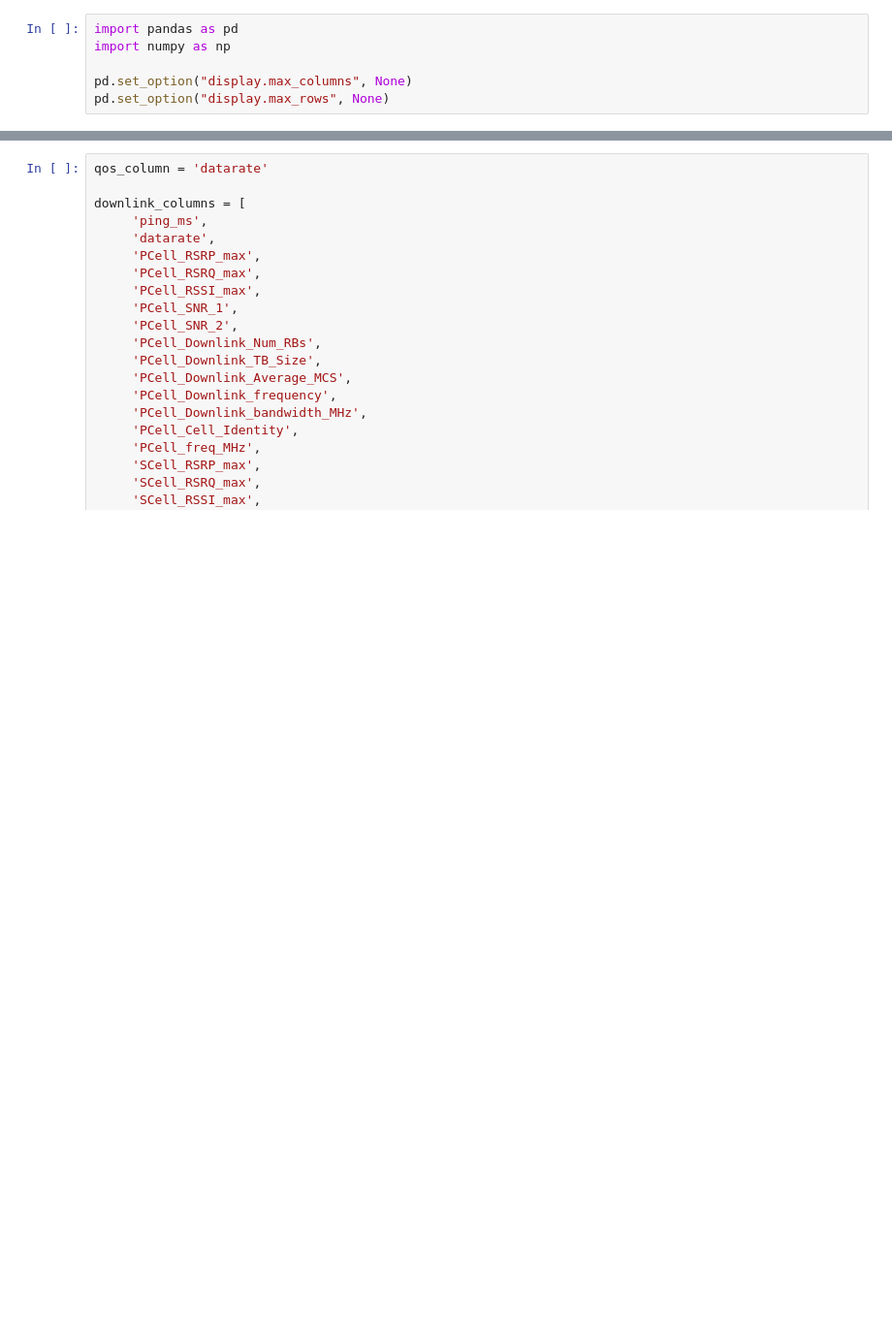
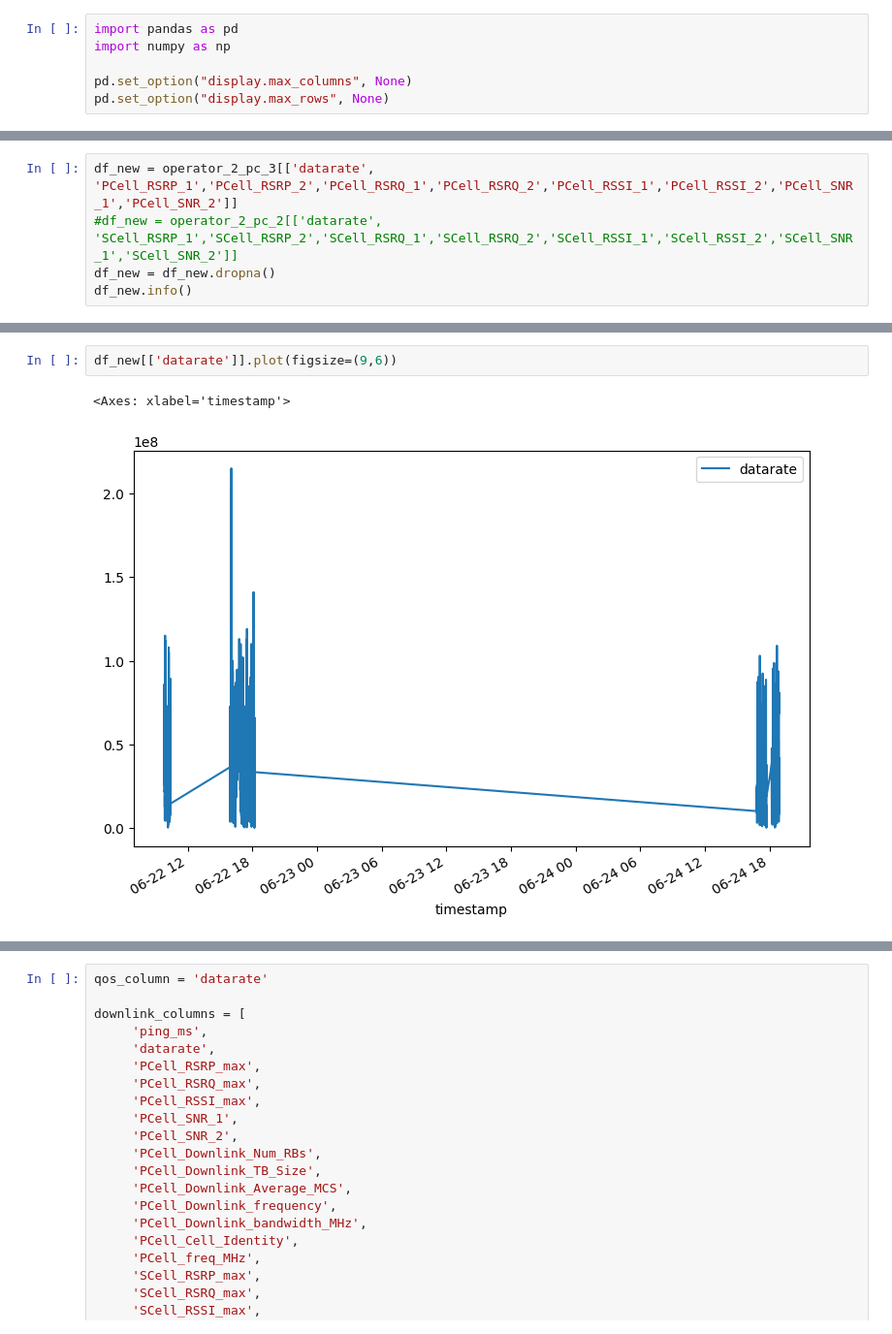
Before and after one commit to birkandenizer/Informer2020, a Jupyter notebook: berlinv2x-reference.ipynb, the cells around one changed output, grey strips where cells are left out. Shown: that part at 97% size. Drawn from its saved outputs; the diff is of its cells as text; blank space fills up the shorter version.

```diff
--- a/berlinv2x-reference.ipynb
+++ b/berlinv2x-reference.ipynb
@@ -56,0 +56,5 @@ print(len(test_data_4))
+# %%
+df_new = operator_2_pc_3[['datarate', 'PCell_RSRP_1','PCell_RSRP_2','PCell_RSRQ_1','PCell_RSRQ_2','PCell_RSSI_1','PCell_RSSI_2','PCell_SNR_1','PCell_SNR_2']]
+#df_new = operator_2_pc_2[['datarate', 'SCell_RSRP_1','SCell_RSRP_2','SCell_RSRQ_1','SCell_RSRQ_2','SCell_RSSI_1','SCell_RSSI_2','SCell_SNR_1','SCell_SNR_2']]
+df_new = df_new.dropna()
+df_new.info()
@@ -56,0 +78,5 @@ print(len(test_data_4))
+# %%
+df_new[['datarate']].plot(figsize=(9,6))
+# %% [output]
+<Axes: xlabel='timestamp'>
+[figure, added]
```
Also changed, not shown: parts of 15 cells of this notebook, 4 other files.
